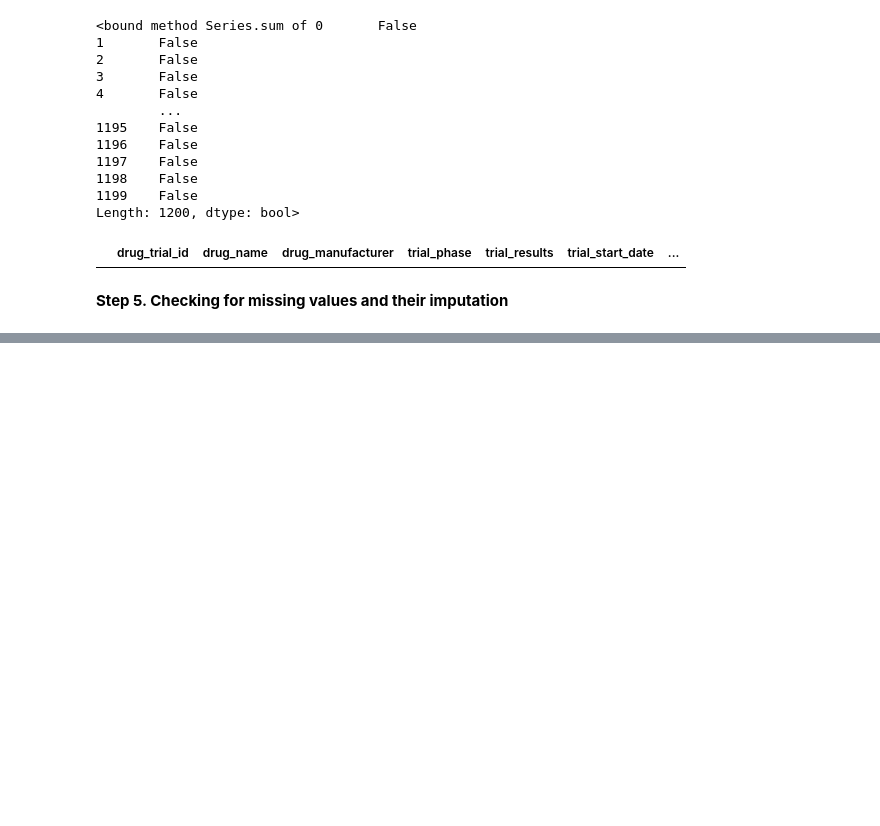
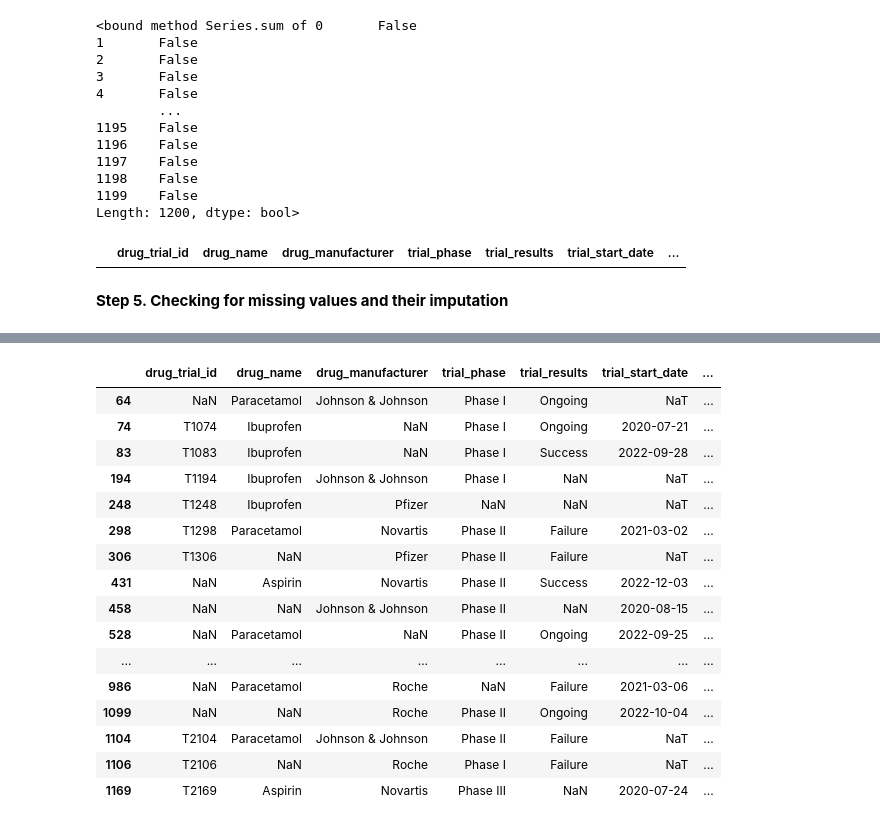
Before and after one commit to njagicollins/python_pharma_data-cleaning, a Jupyter notebook: notebooks/data_cleaning.ipynb, the cells around one changed output, grey strips where cells are left out. Saved outputs shown, nothing was run; the diff lists cells and outputs as text; code cells hidden in the pictures; blank space fills up the shorter version.

Commit message:
I have added identification and handling of missing values

```diff
--- a/notebooks/data_cleaning.ipynb
+++ b/notebooks/data_cleaning.ipynb
@@ -393,0 +454,4 @@ pharma_df_clean[
+# %%
+pharma_df_clean['missing_per_row'] = pharma_df_clean.isna().sum(axis=1)
+
+pharma_df_clean['missing_per_row'].value_counts()
@@ -393,0 +500,22 @@ pharma_df_clean[
+# %%
+pharma_df_clean[pharma_df_clean['missing_per_row'] >= 3] #This affirms our correlation above
+
+#That even when a row is missing 3 values or more its still not correlated
+# %% [output]
+|  | drug_trial_id | drug_name | drug_manufacturer | trial_phase | trial_results | trial_start_date | ... |
+| 64 | NaN | Paracetamol | Johnson & Johnson | Phase I | Ongoing | NaT | ... |
+| 74 | T1074 | Ibuprofen | NaN | Phase I | Ongoing | 2020-07-21 | ... |
+| 83 | T1083 | Ibuprofen | NaN | Phase I | Success | 2022-09-28 | ... |
+| 194 | T1194 | Ibuprofen | Johnson & Johnson | Phase I | NaN | NaT | ... |
+| 248 | T1248 | Ibuprofen | Pfizer | NaN | NaN | NaT | ... |
+| 298 | T1298 | Paracetamol | Novartis | Phase II | Failure | 2021-03-02 | ... |
+| 306 | T1306 | NaN | Pfizer | Phase II | Failure | NaT | ... |
+| 431 | NaN | Aspirin | Novartis | Phase II | Success | 2022-12-03 | ... |
+| 458 | NaN | NaN | Johnson & Johnson | Phase II | NaN | 2020-08-15 | ... |
+| 528 | NaN | Paracetamol | NaN | Phase II | Ongoing | 2022-09-25 | ... |
+| ... | ... | ... | ... | ... | ... | ... | ... |
+| 986 | NaN | Paracetamol | Roche | NaN | Failure | 2021-03-06 | ... |
+| 1099 | NaN | NaN | Roche | Phase II | Ongoing | 2022-10-04 | ... |
+| 1104 | T2104 | Paracetamol | Johnson & Johnson | Phase II | Failure | NaT | ... |
+| 1106 | T2106 | NaN | Roche | Phase I | Failure | NaT | ... |
+| 1169 | T2169 | Aspirin | Novartis | Phase III | NaN | 2020-07-24 | ... |
```
Also changed, not shown: parts of 19 cells of this notebook.
